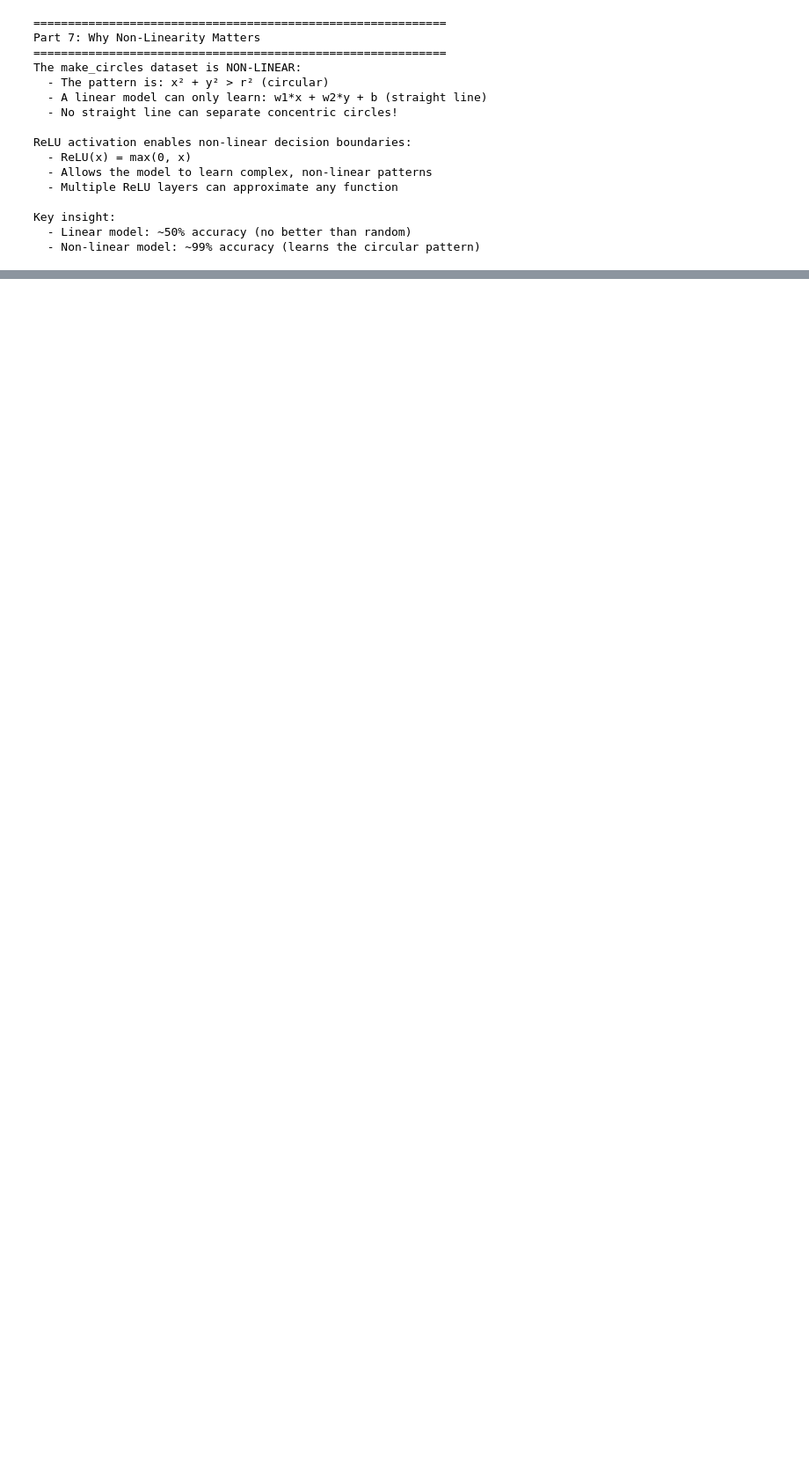
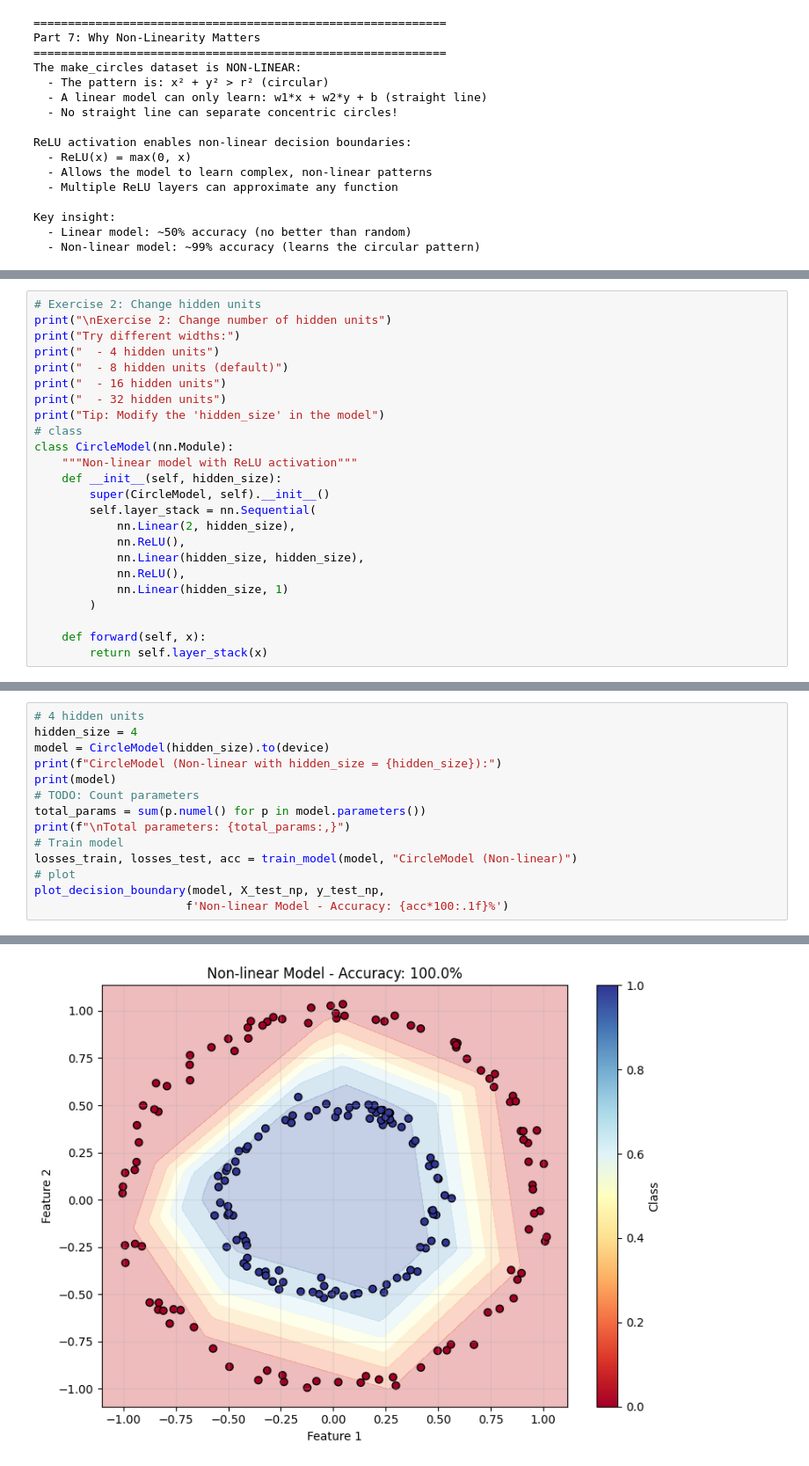
Before and after one commit to TranQuocHuy83/mlops_training---module03---HuyTran-, a Jupyter notebook: 03_non_linear_classification.ipynb, the cells around one changed output, grey strips where cells are left out. Shown at 88% size. Saved outputs shown, nothing was run; the diff lists cells and outputs as text; blank space fills up the shorter version.

```diff
--- a/03_non_linear_classification.ipynb
+++ b/03_non_linear_classification.ipynb
@@ -346,0 +456,24 @@ Key insight:
+# %%
+# Exercise 2: Change hidden units
+print("\nExercise 2: Change number of hidden units")
+print("Try different widths:")
+print("  - 4 hidden units")
+print("  - 8 hidden units (default)")
+print("  - 16 hidden units")
+print("  - 32 hidden units")
+print("Tip: Modify the 'hidden_size' in the model")
+# class
+class CircleModel(nn.Module):
+    """Non-linear model with ReLU activation"""
+    def __init__(self, hidden_size):
+        super(CircleModel, self).__init__()
+        self.layer_stack = nn.Sequential(
+            nn.Linear(2, hidden_size),
+            nn.ReLU(),
+            nn.Linear(hidden_size, hidden_size),
+            nn.ReLU(),
+            nn.Linear(hidden_size, 1)
+        )
+
+    def forward(self, x):
+        return self.layer_stack(x)
@@ -346,0 +488,15 @@ Key insight:
+# %%
+# 4 hidden units
+hidden_size = 4
+model = CircleModel(hidden_size).to(device)
+print(f"CircleModel (Non-linear with hidden_size = {hidden_size}):")
+print(model)
+# TODO: Count parameters
+total_params = sum(p.numel() for p in model.parameters())
+print(f"\nTotal parameters: {total_params:,}")
+# Train model
+losses_train, losses_test, acc = train_model(model, "CircleModel (Non-linear)")
+# plot
+plot_decision_boundary(model, X_test_np, y_test_np,
+                      f'Non-linear Model - Accuracy: {acc*100:.1f}%')
+# %% [output]
@@ -346,0 +518 @@ Key insight:
+[figure, added]
```
Also changed, not shown: parts of 18 cells of this notebook.
